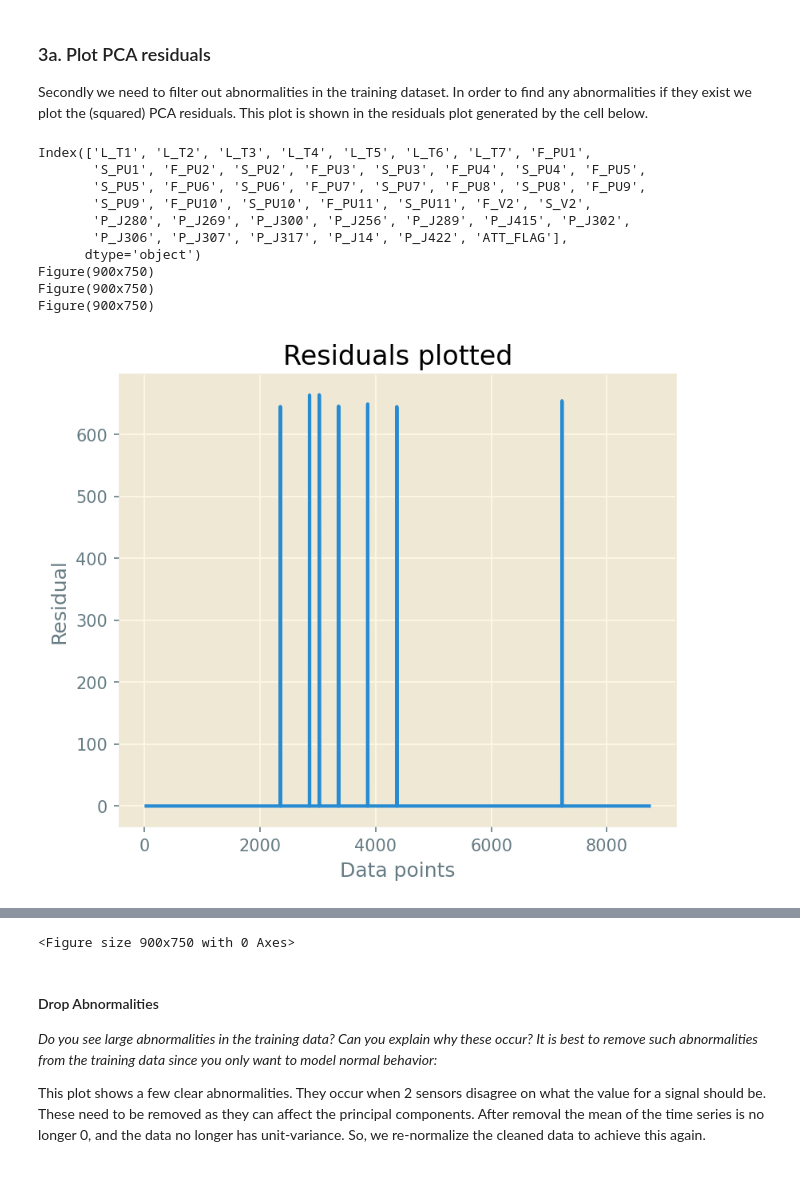
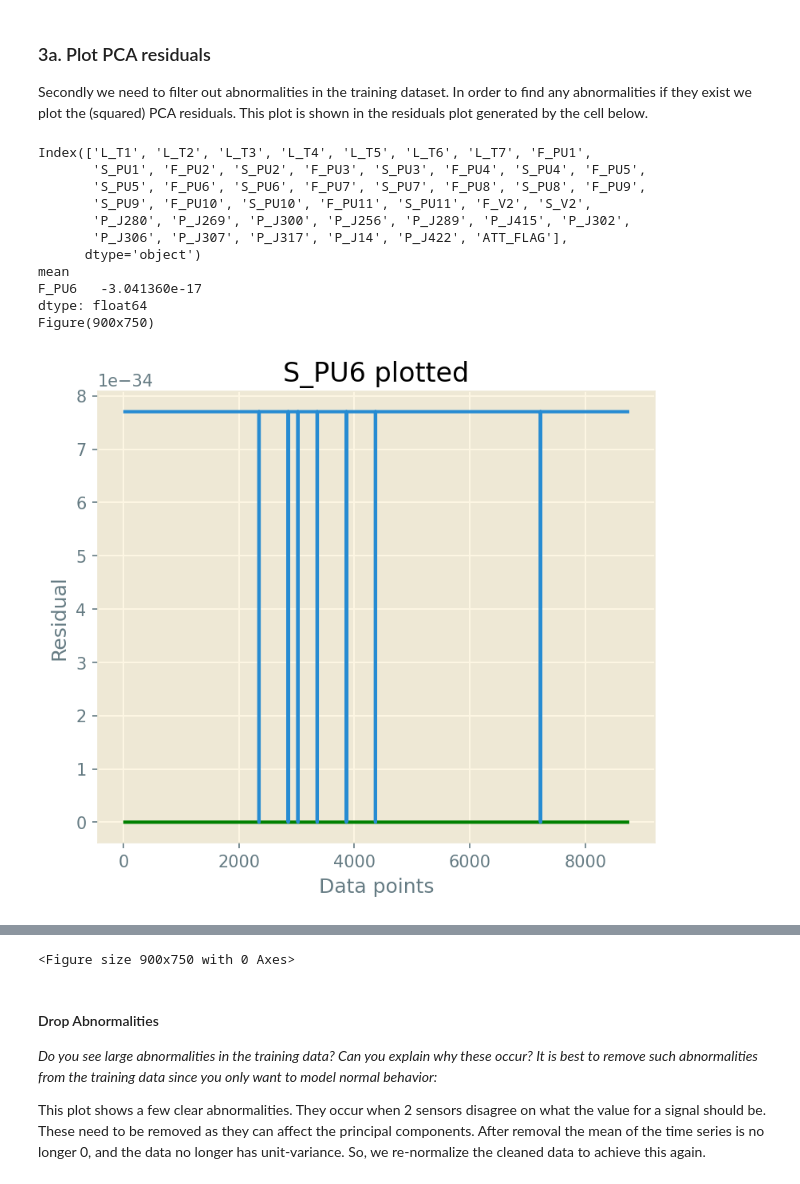
Before and after one commit to mennobo/cda_2_3_4, a Jupyter notebook: Lab2.ipynb, the cells around one changed output, grey strips where cells are left out. Saved outputs shown, nothing was run; the diff lists cells and outputs as text; code cells hidden in the pictures.

```diff
--- a/Lab2.ipynb
+++ b/Lab2.ipynb
@@ -657,19 +657,17 @@ In order for PCA to work correctly the data needs to be normalized so that it ha
 # %%
 # Preprocessing
 from tslearn.preprocessing import TimeSeriesScalerMeanVariance
+from sklearn.preprocessing import MinMaxScaler
 from sklearn.decomposition import PCA
 
 # df = df.drop('DATETIME', axis=1)
-
-def normalize(df):
-    df_normalized = df.copy()
-
+def normalize(df_input):
+    df_normalized = df_input.copy()
     normalize = TimeSeriesScalerMeanVariance(mu=0, std=1)
-    for col in df:
+    for col in df_normalized:
         df_normalized[col] = normalize.fit_transform(df_normalized[col])[0]
 
     return df_normalized
-
 # df_normalized = normalize(df)
 # %% [markdown]
 
@@ -681,41 +679,36 @@ Secondly we need to filter out abnormalities in the training dataset. In order t
 # %%
 
 print(df.columns)
-df_normalized = normalize(df[[ 'F_PU6', 'S_PU6']])
+df_normalized = normalize(df[[ 'F_PU6']])
+print("mean")
+print(df_normalized.mean())
 ## Residuals
 pca = PCA()
 pca.fit(df_normalized)
 df_inverse_transformed = pca.inverse_transform(df_normalized)
 pca_residual = df_normalized - df_inverse_transformed
 pca_residual = np.square(pca_residual)
 pca_residual_combined = pca_residual.sum(axis=1)
 
 figure, ax = plt.subplots()
 plt.xlabel('Data points')
 plt.ylabel('Residual')
-plt.title("Residuals plotted")
+plt.title("S_PU6 Residuals plotted")
+y1 = df['ATT_FLAG'].values
+plt.title("S_PU6 plotted")
+plt.plot(y1, color='g', label='F_PU6')
 ax.plot(pca_residual_combined)
 print(plt.figure())
-
-# add values
-y1 = df['S_PU6'].values
-plt.title("S_PU6 plotted")
-plt.plot(y1, color='g', label='F_PU6')
-print(plt.figure())
-y = df['F_PU6'].values
-plt.title("F_PU6 plotted")
-plt.plot(y, color='r', label='F_PU6')
-print(plt.figure())
-# figure.savefig('pcaresidual.png')
 # %% [output]
 Index(['L_T1', 'L_T2', 'L_T3', 'L_T4', 'L_T5', 'L_T6', 'L_T7', 'F_PU1',
        'S_PU1', 'F_PU2', 'S_PU2', 'F_PU3', 'S_PU3', 'F_PU4', 'S_PU4', 'F_PU5',
        'S_PU5', 'F_PU6', 'S_PU6', 'F_PU7', 'S_PU7', 'F_PU8', 'S_PU8', 'F_PU9',
        'S_PU9', 'F_PU10', 'S_PU10', 'F_PU11', 'S_PU11', 'F_V2', 'S_V2',
        'P_J280', 'P_J269', 'P_J300', 'P_J256', 'P_J289', 'P_J415', 'P_J302',
        'P_J306', 'P_J307', 'P_J317', 'P_J14', 'P_J422', 'ATT_FLAG'],
       dtype='object')
+mean
+F_PU6   -3.041360e-17
+dtype: float64
 Figure(900x750)
-Figure(900x750)
-Figure(900x750)
-[figure, old version]
+[figure, new version]
```
Also changed, not shown: parts of 12 cells of this notebook, 1 other file.
